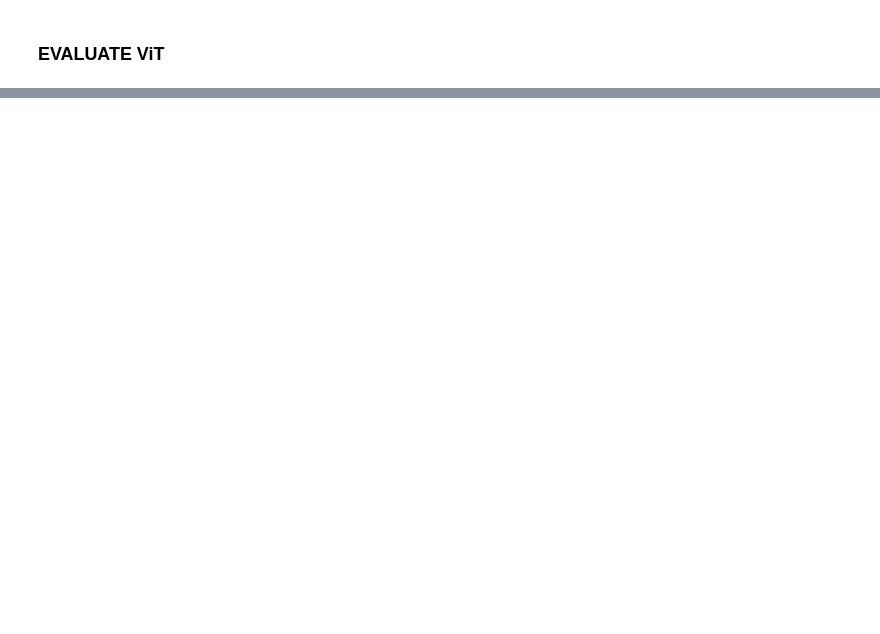
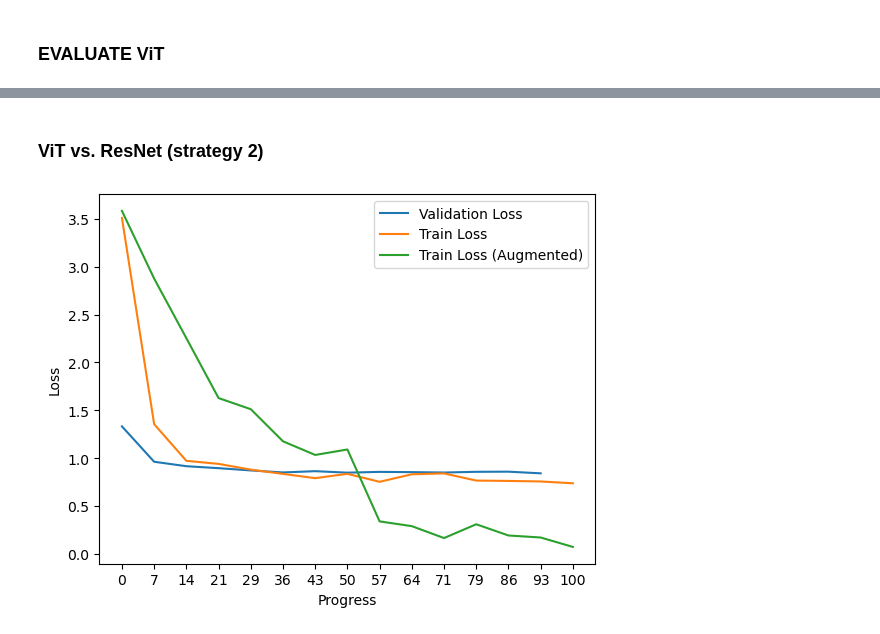
Before and after one commit to deblargue/deep25-project, a Jupyter notebook: deep_project2.ipynb, the cells around one changed output, grey strips where cells are left out. Drawn from its saved outputs; the diff is of its cells as text; code cells hidden in the pictures; blank space fills up the shorter version.

```diff
--- a/deep_project2.ipynb
+++ b/deep_project2.ipynb
@@ -939,7 +920,7 @@ def target_transform_vit(target):   # 1-37
 # %% [markdown]
 ### 1.3 Load in dataset according to DataSet class used in tutorial
 # %%
-ds = load_dataset('/home/pontus/Documents/KTH/DEEP_DD2424/deep25-project/PetClassification')
+ds = load_dataset('PetClassification')
 labels = ds["train"].features["label"].names
 # %% [markdown]
 ### 1.4 Define processor and process dataset
@@ -1145,0 +1237,20 @@ trainer.save_metrics("eval", metrics)
+# %% [markdown]
+### ViT vs. ResNet (strategy 2)
+# %%
+losses = [x['loss'] for x in trainer.state.log_history if 'loss' in x]
+val_losses = [x['eval_loss'] for x in trainer.state.log_history if 'eval_loss' in x]
+
+fig, ax = plt.subplots()
+ax.plot(val_losses, label='Validation Loss')
+ax.plot(losses[::(len(losses)//len(val_losses))], label='Train Loss')
+ax.plot(losses_aug_s2[::(len(losses_aug_s2)//len(val_losses))], label='Train Loss (Augmented)')
+ax.set_xlabel('Progress')
+ax.set_ylabel('Loss')
+ticks = np.arange(0, len(val_losses)+1, 1)
+ax.set_xticks(ticks)
+tick_labels = 100*ticks/len(val_losses)
+ax.set_xticklabels(np.round(tick_labels).astype(int))
+ax.legend()
+plt.show()
+# %% [output]
+[figure, added]
```
Also changed, not shown: parts of 44 cells of this notebook.
